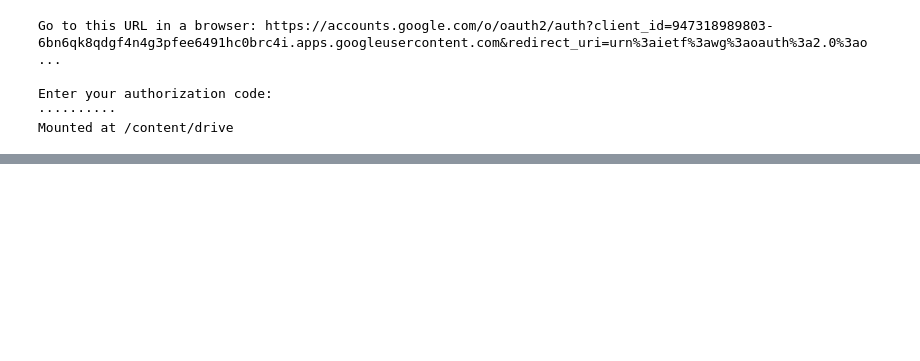
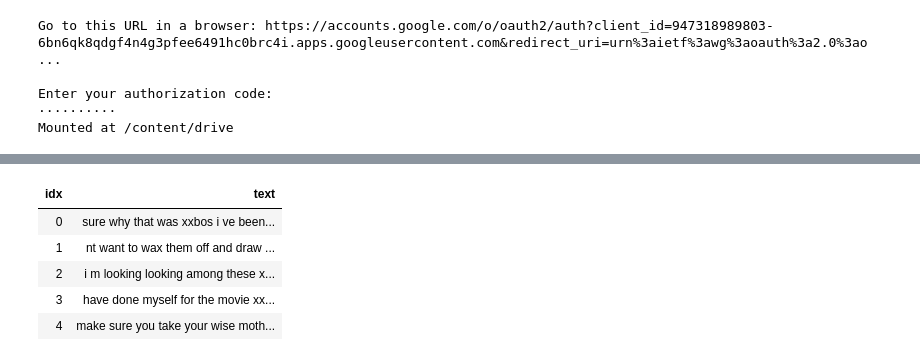
Before and after one commit to Achilles107/emotion-recognition, a Jupyter notebook: emotion_detection.ipynb, the cells around one changed output, grey strips where cells are left out. Cells and saved outputs as stored; diff of their text form; code cells hidden in the pictures; blank space fills up the shorter version.

```diff
--- a/emotion_detection.ipynb
+++ b/emotion_detection.ipynb
@@ -20,0 +113,9 @@ set(labels)
+# %%
+data.show_batch()
+# %% [output]
+| idx | text |
+| 0 | sure why that was xxbos i ve been... |
+| 1 | nt want to wax them off and draw ... |
+| 2 | i m looking looking among these x... |
+| 3 | have done myself for the movie xx... |
+| 4 | make sure you take your wise moth... |
```
Also changed, not shown: parts of 24 cells of this notebook.
